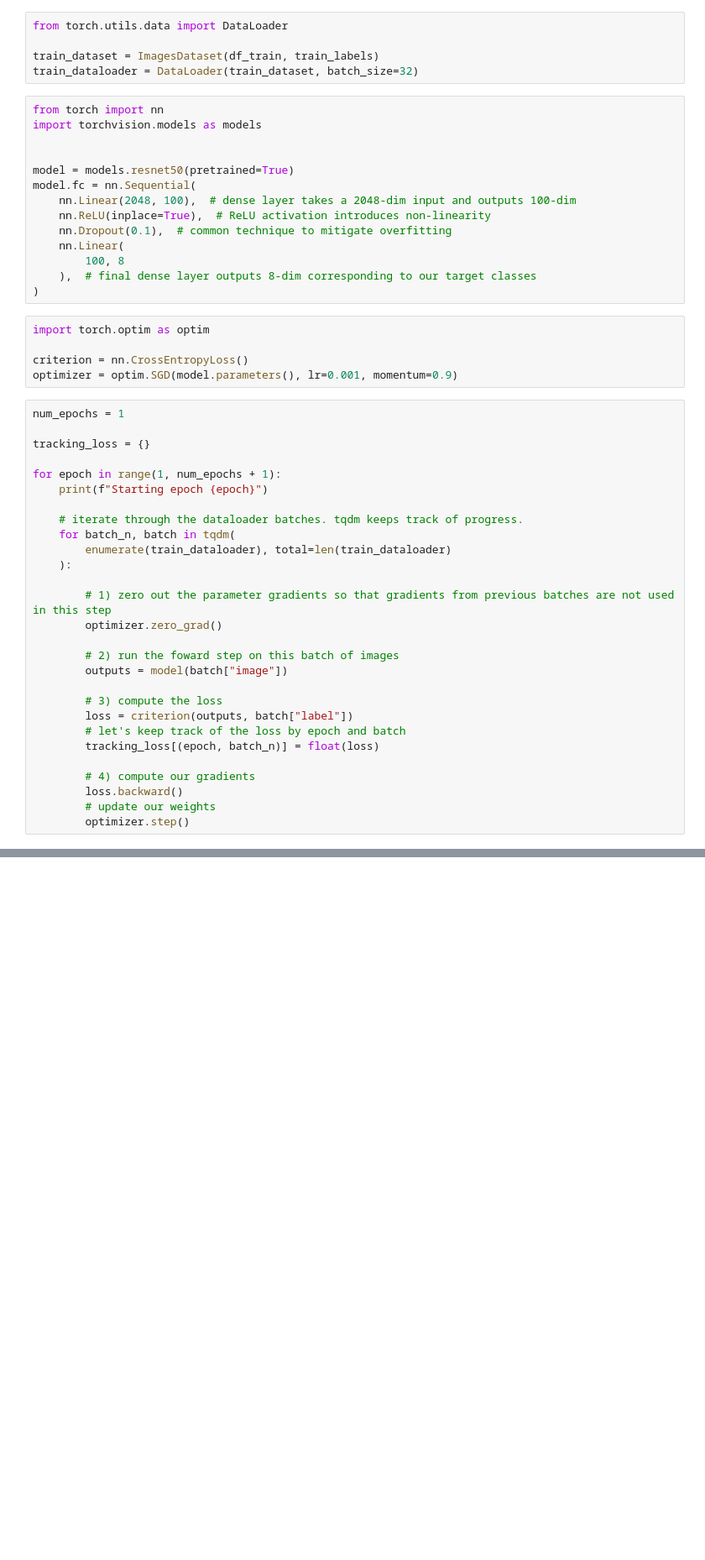
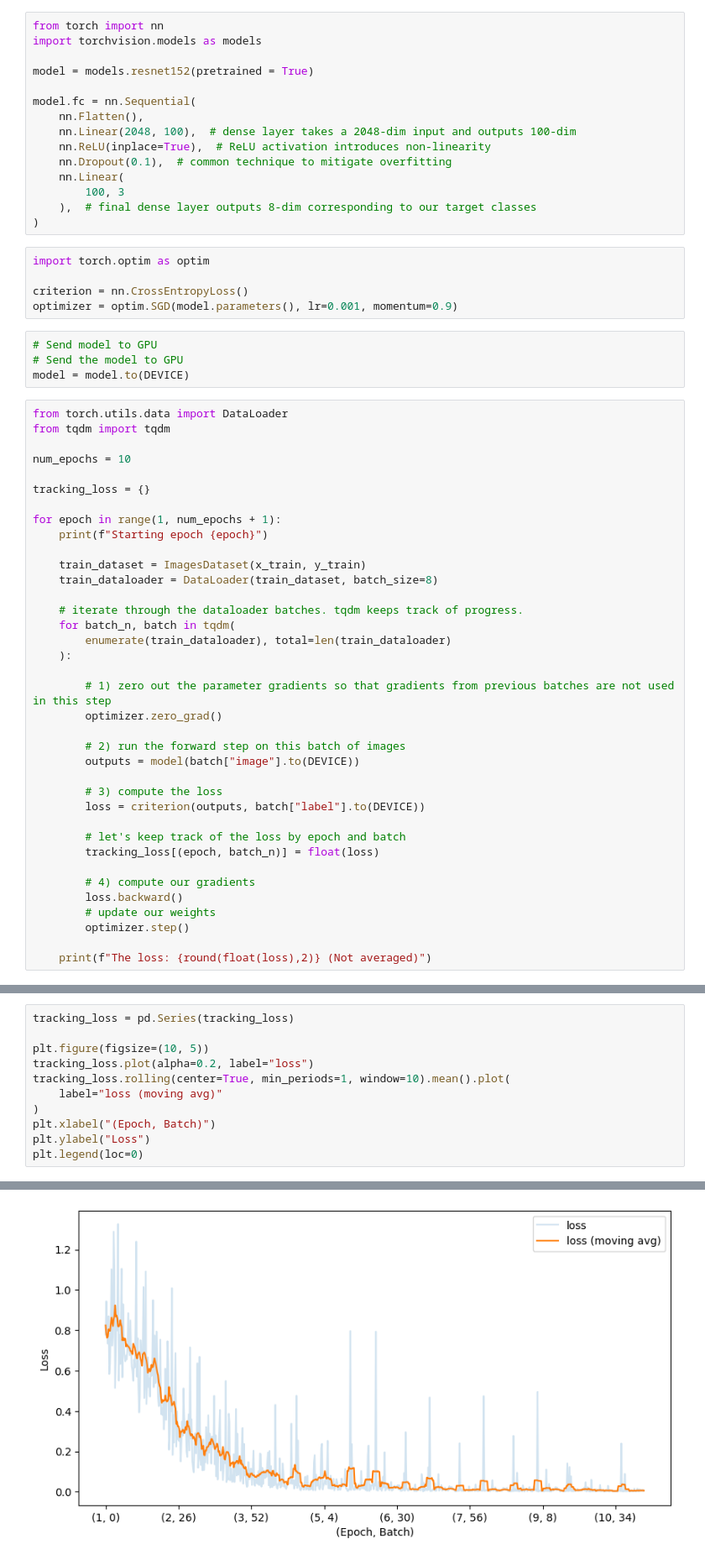
Before and after one commit to willpoulett/MUBA_pipeline, a Jupyter notebook: main.ipynb, the cells around one changed output, grey strips where cells are left out. Shown at 84% size. Saved outputs shown, nothing was run; the diff lists cells and outputs as text; blank space fills up the shorter version.

```diff
--- a/main.ipynb
+++ b/main.ipynb
@@ -149,23 +218,19 @@ class ImagesDataset(Dataset):
 
     def __len__(self):
         return len(self.data)
-# %%
-from torch.utils.data import DataLoader
-
-train_dataset = ImagesDataset(df_train, train_labels)
-train_dataloader = DataLoader(train_dataset, batch_size=32)
 # %%
 from torch import nn
 import torchvision.models as models
 
+model = models.resnet152(pretrained = True)
 
-model = models.resnet50(pretrained=True)
 model.fc = nn.Sequential(
+    nn.Flatten(),
     nn.Linear(2048, 100),  # dense layer takes a 2048-dim input and outputs 100-dim
     nn.ReLU(inplace=True),  # ReLU activation introduces non-linearity
     nn.Dropout(0.1),  # common technique to mitigate overfitting
     nn.Linear(
-        100, 8
+        100, 3
     ),  # final dense layer outputs 8-dim corresponding to our target classes
 )
 # %%
@@ -173,13 +238,23 @@ import torch.optim as optim
 
 criterion = nn.CrossEntropyLoss()
 optimizer = optim.SGD(model.parameters(), lr=0.001, momentum=0.9)
+# %%
+# Send model to GPU
+# Send the model to GPU
+model = model.to(DEVICE)
 # %%
-num_epochs = 1
+from torch.utils.data import DataLoader
+from tqdm import tqdm
+
+num_epochs = 10
 
 tracking_loss = {}
 
 for epoch in range(1, num_epochs + 1):
     print(f"Starting epoch {epoch}")
+
+    train_dataset = ImagesDataset(x_train, y_train)
+    train_dataloader = DataLoader(train_dataset, batch_size=8)
 
     # iterate through the dataloader batches. tqdm keeps track of progress.
     for batch_n, batch in tqdm(
@@ -189,11 +264,12 @@ for epoch in range(1, num_epochs + 1):
         # 1) zero out the parameter gradients so that gradients from previous batches are not used in this step
         optimizer.zero_grad()
 
-        # 2) run the foward step on this batch of images
-        outputs = model(batch["image"])
+        # 2) run the forward step on this batch of images
+        outputs = model(batch["image"].to(DEVICE))
 
         # 3) compute the loss
-        loss = criterion(outputs, batch["label"])
+        loss = criterion(outputs, batch["label"].to(DEVICE))
+
         # let's keep track of the loss by epoch and batch
         tracking_loss[(epoch, batch_n)] = float(loss)
 
@@ -201,5 +277,7 @@ for epoch in range(1, num_epochs + 1):
         loss.backward()
         # update our weights
         optimizer.step()
+
+    print(f"The loss: {round(float(loss),2)} (Not averaged)")
 # %% [output]
 Starting epoch 1
@@ -206,0 +303,12 @@ TypeError: new(): invalid data type 'str'
+# %%
+tracking_loss = pd.Series(tracking_loss)
+
+plt.figure(figsize=(10, 5))
+tracking_loss.plot(alpha=0.2, label="loss")
+tracking_loss.rolling(center=True, min_periods=1, window=10).mean().plot(
+    label="loss (moving avg)"
+)
+plt.xlabel("(Epoch, Batch)")
+plt.ylabel("Loss")
+plt.legend(loc=0)
+# %% [output]
@@ -206,0 +316 @@ TypeError: new(): invalid data type 'str'
+[figure, added]
```
Also changed, not shown: parts of 27 cells of this notebook.
